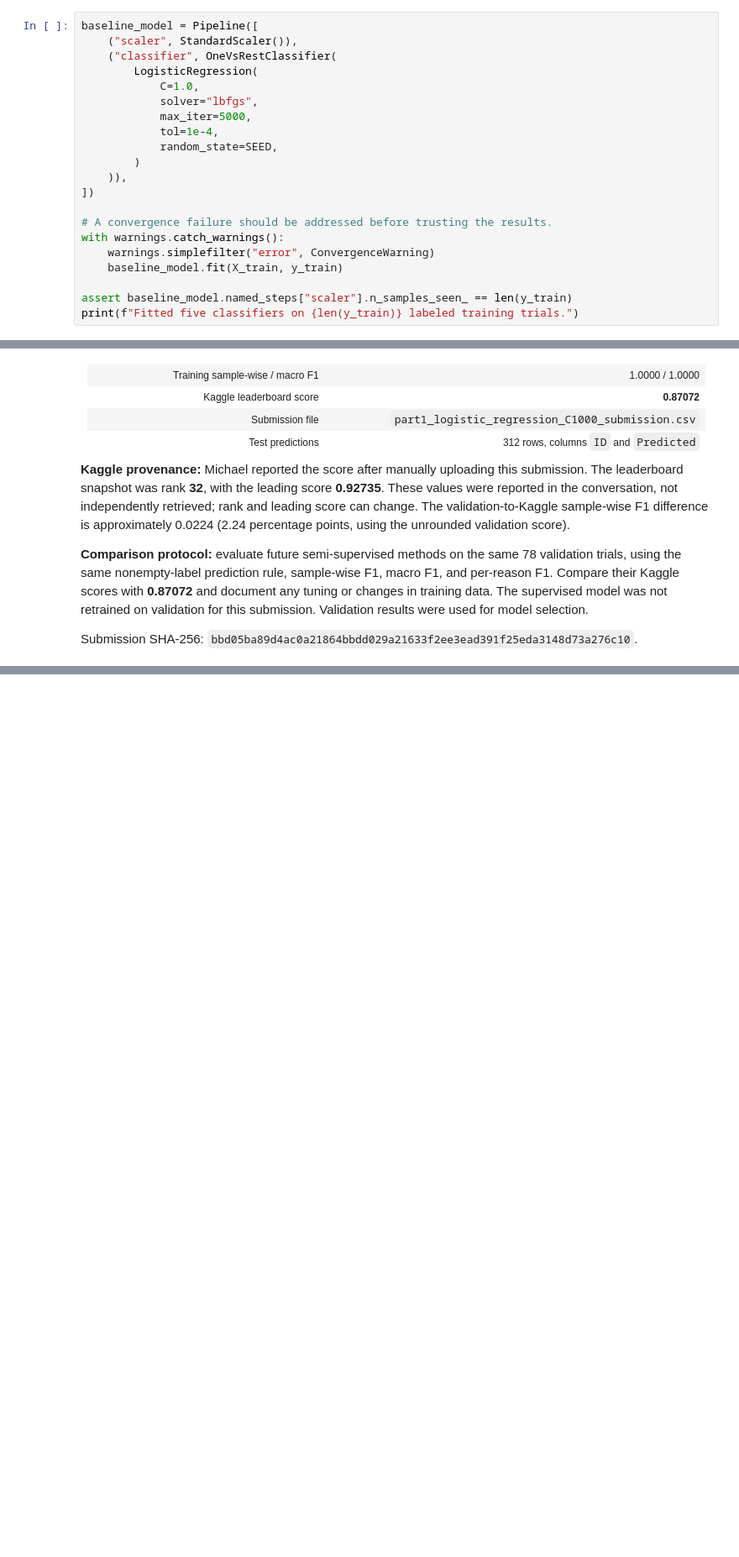
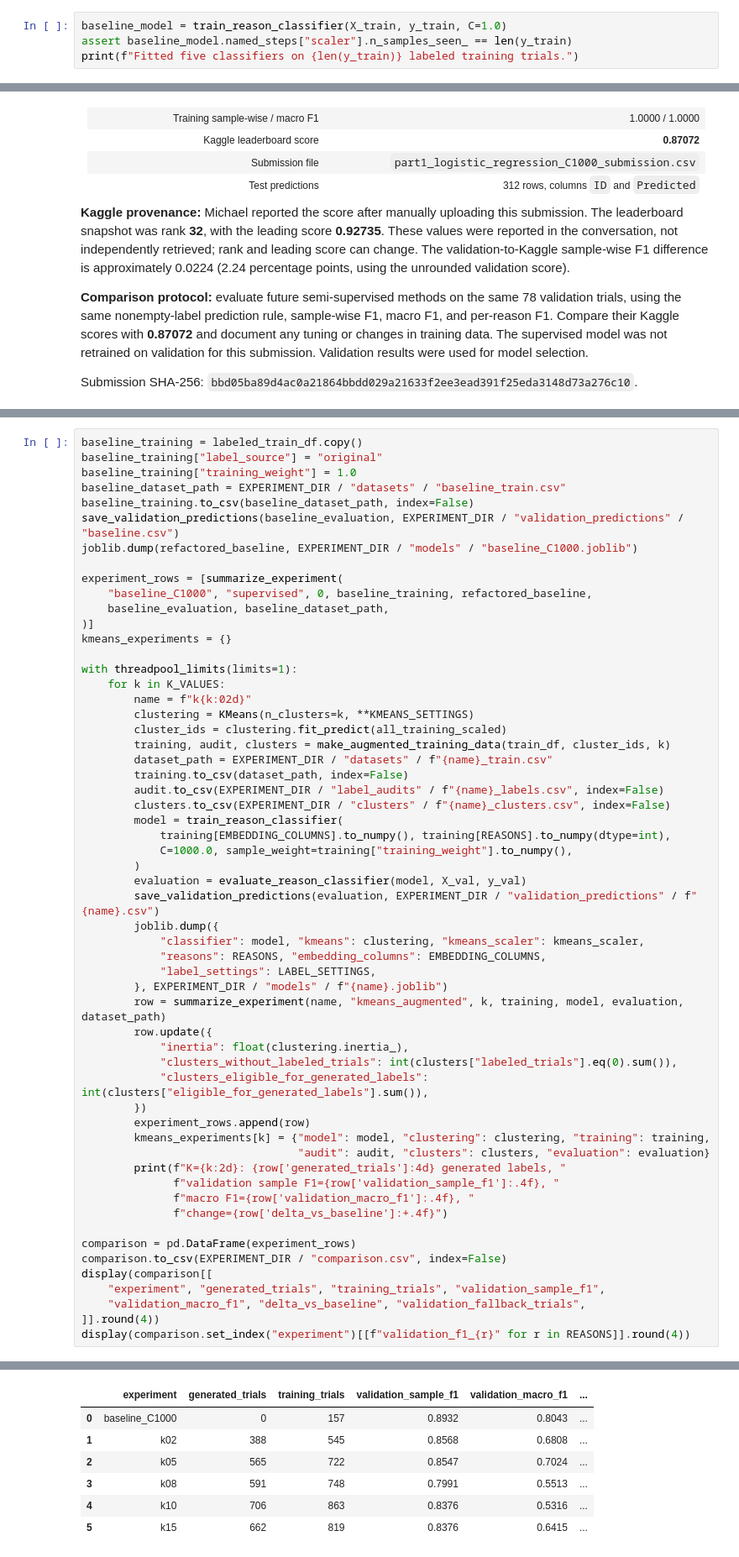
Before and after one commit to anihadagali7/AML-Midterm, a Jupyter notebook: part1/part1.ipynb, the cells around one changed output, grey strips where cells are left out. Shown at 84% size. Cells and saved outputs as stored; diff of their text form; blank space fills up the shorter version.

```diff
--- a/part1/part1.ipynb
+++ b/part1/part1.ipynb
@@ -83,24 +167,7 @@ The pipeline learns one mean and standard deviation per embedding column from th
 
 Each of the five classifiers uses L2-regularized logistic regression with `C=1`. We fix the probability threshold at 0.5 and do not tune settings on validation for this initial baseline. A trial can receive several reasons or none; no single-reason constraint is imposed.
 # %%
-baseline_model = Pipeline([
-    ("scaler", StandardScaler()),
-    ("classifier", OneVsRestClassifier(
-        LogisticRegression(
-            C=1.0,
-            solver="lbfgs",
-            max_iter=5000,
-            tol=1e-4,
-            random_state=SEED,
-        )
-    )),
-])
-
-# A convergence failure should be addressed before trusting the results.
-with warnings.catch_warnings():
-    warnings.simplefilter("error", ConvergenceWarning)
-    baseline_model.fit(X_train, y_train)
-
+baseline_model = train_reason_classifier(X_train, y_train, C=1.0)
 assert baseline_model.named_steps["scaler"].n_samples_seen_ == len(y_train)
 print(f"Fitted five classifiers on {len(y_train)} labeled training trials.")
 # %% [output]
@@ -591,0 +799,58 @@ Submission SHA-256: `bbd05ba89d4ac0a21864bbdd029a21633f2ee3ead391f25eda3148d73a2
+# %%
+baseline_training = labeled_train_df.copy()
+baseline_training["label_source"] = "original"
+baseline_training["training_weight"] = 1.0
+baseline_dataset_path = EXPERIMENT_DIR / "datasets" / "baseline_train.csv"
+baseline_training.to_csv(baseline_dataset_path, index=False)
+save_validation_predictions(baseline_evaluation, EXPERIMENT_DIR / "validation_predictions" / "baseline.csv")
+joblib.dump(refactored_baseline, EXPERIMENT_DIR / "models" / "baseline_C1000.joblib")
+
+experiment_rows = [summarize_experiment(
+    "baseline_C1000", "supervised", 0, baseline_training, refactored_baseline,
+    baseline_evaluation, baseline_dataset_path,
+)]
+kmeans_experiments = {}
+
+with threadpool_limits(limits=1):
+    for k in K_VALUES:
+        name = f"k{k:02d}"
+        clustering = KMeans(n_clusters=k, **KMEANS_SETTINGS)
+        cluster_ids = clustering.fit_predict(all_training_scaled)
+        training, audit, clusters = make_augmented_training_data(train_df, cluster_ids, k)
+        dataset_path = EXPERIMENT_DIR / "datasets" / f"{name}_train.csv"
+        training.to_csv(dataset_path, index=False)
+        audit.to_csv(EXPERIMENT_DIR / "label_audits" / f"{name}_labels.csv", index=False)
+        clusters.to_csv(EXPERIMENT_DIR / "clusters" / f"{name}_clusters.csv", index=False)
+        model = train_reason_classifier(
+            training[EMBEDDING_COLUMNS].to_numpy(), training[REASONS].to_numpy(dtype=int),
+            C=1000.0, sample_weight=training["training_weight"].to_numpy(),
+        )
+        evaluation = evaluate_reason_classifier(model, X_val, y_val)
+        save_validation_predictions(evaluation, EXPERIMENT_DIR / "validation_predictions" / f"{name}.csv")
+        joblib.dump({
+            "classifier": model, "kmeans": clustering, "kmeans_scaler": kmeans_scaler,
+            "reasons": REASONS, "embedding_columns": EMBEDDING_COLUMNS,
+            "label_settings": LABEL_SETTINGS,
+        }, EXPERIMENT_DIR / "models" / f"{name}.joblib")
+        row = summarize_experiment(name, "kmeans_augmented", k, training, model, evaluation, dataset_path)
+        row.update({
+            "inertia": float(clustering.inertia_),
+            "clusters_without_labeled_trials": int(clusters["labeled_trials"].eq(0).sum()),
+            "clusters_eligible_for_generated_labels": int(clusters["eligible_for_generated_labels"].sum()),
+        })
+        experiment_rows.append(row)
+        kmeans_experiments[k] = {"model": model, "clustering": clustering, "training": training,
+                                 "audit": audit, "clusters": clusters, "evaluation": evaluation}
+        print(f"K={k:2d}: {row['generated_trials']:4d} generated labels, "
+              f"validation sample F1={row['validation_sample_f1']:.4f}, "
+              f"macro F1={row['validation_macro_f1']:.4f}, "
+              f"change={row['delta_vs_baseline']:+.4f}")
+
+comparison = pd.DataFrame(experiment_rows)
+comparison.to_csv(EXPERIMENT_DIR / "comparison.csv", index=False)
+display(comparison[[
+    "experiment", "generated_trials", "training_trials", "validation_sample_f1",
+    "validation_macro_f1", "delta_vs_baseline", "validation_fallback_trials",
+]].round(4))
+display(comparison.set_index("experiment")[[f"validation_f1_{r}" for r in REASONS]].round(4))
+# %% [output]
@@ -591,0 +862,7 @@ Submission SHA-256: `bbd05ba89d4ac0a21864bbdd029a21633f2ee3ead391f25eda3148d73a2
+|  | experiment | generated_trials | training_trials | validation_sample_f1 | validation_macro_f1 | ... |
+| 0 | baseline_C1000 | 0 | 157 | 0.8932 | 0.8043 | ... |
+| 1 | k02 | 388 | 545 | 0.8568 | 0.6808 | ... |
+| 2 | k05 | 565 | 722 | 0.8547 | 0.7024 | ... |
+| 3 | k08 | 591 | 748 | 0.7991 | 0.5513 | ... |
+| 4 | k10 | 706 | 863 | 0.8376 | 0.5316 | ... |
+| 5 | k15 | 662 | 819 | 0.8376 | 0.6415 | ... |
```
Also changed, not shown: parts of 11 cells of this notebook, 33 other files.
